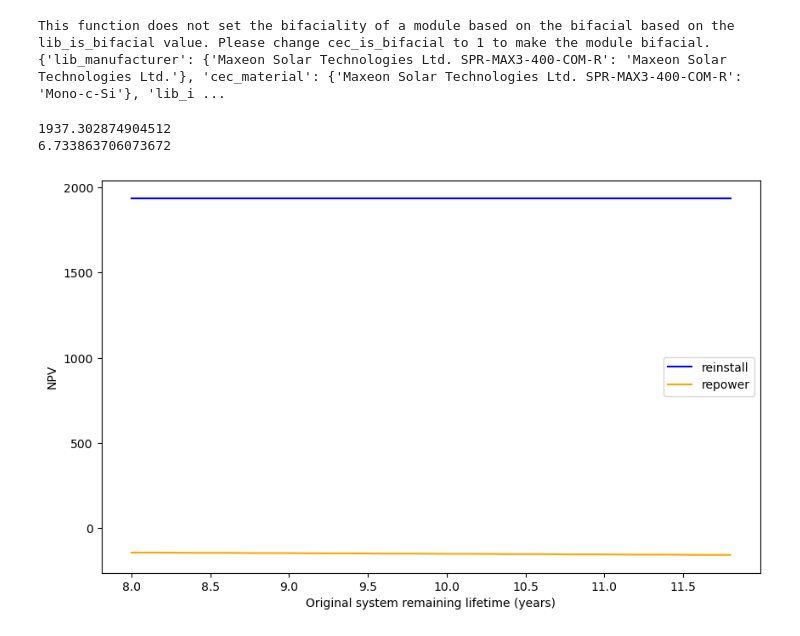
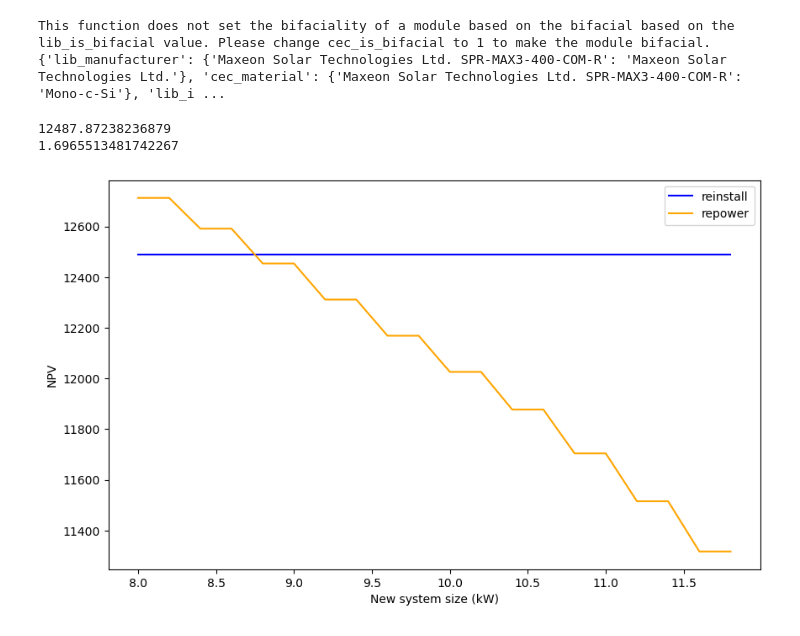
Before and after one commit to PV-Tutorials/2025_PVPMC_PV_Repowering, a Jupyter notebook: PBL 2 - Residential Repower.ipynb, the cells around one changed output. Drawn from its saved outputs; the diff is of its cells as text; code cells hidden in the pictures.

Commit message:
Tweak numbers for examples

```diff
--- a/PBL 2 - Residential Repower.ipynb
+++ b/PBL 2 - Residential Repower.ipynb
@@ -337,7 +337,7 @@ for sys_cap in capacity_range:
 This function does not set the bifaciality of a module based on the bifacial based on the lib_is_bifacial value. Please change cec_is_bifacial to 1 to make the module bifacial.
 {'lib_manufacturer': {'Maxeon Solar Technologies Ltd. SPR-MAX3-400-COM-R': 'Maxeon Solar Technologies Ltd.'}, 'cec_material': {'Maxeon Solar Technologies Ltd. SPR-MAX3-400-COM-R': 'Mono-c-Si'}, 'lib_i ...
 # %%
-#Reinstall case - Unknown number of remaining years of life
+#Reinstall case - Known number of remaining years of life
 reinstall = pv.from_existing(pv_model)
 reinstall_financial = res.from_existing(fin_model)
 grid_model = grid.from_existing(reinstall_financial)
@@ -345,7 +345,7 @@ ur_model = ur.from_existing(reinstall_financial)
 repower = pv.from_existing(pv_model)
 repower_financial = res.from_existing(fin_model)
 
-lifetime = 15 #years, user input for years of remaining life
+lifetime = 19 #years, user input for years of remaining life
 reinstall_npv = 0
 reinstall_payback = 0
 reinstall.Losses.subarray1_nameplate_loss = degradation_todate
@@ -373,38 +373,38 @@ reinstall_payback = reinstall_financial.Outputs.payback #years
 print(reinstall_npv)
 print(reinstall_payback)
 # %% [output]
-1937.302874904512
-6.733863706073672
+12487.87238236879
+1.6965513481742267
 # %%
 import seaborn as sns
 import matplotlib.pyplot as plt
 import numpy as np
 import pandas as pd
 
 # Sample data
 data = pd.DataFrame({
     'x1': capacity_range,
     'y1': repower_npv,
 
 })
 
 data['y2'] = reinstall_npv
 
 # Create the main plot
 fig, ax1 = plt.subplots(figsize=(10, 6))
 sns.lineplot(x='x1', y='y2', data=data, ax=ax1, color='blue', label='reinstall')
-ax1.set_xlabel('Original system remaining lifetime (years)')
+ax1.set_xlabel('New system size (kW)')
 ax1.set_ylabel('NPV')
 
 # Create the second x-axis
 sns.lineplot(x='x1', y='y1', data=data, ax=ax1, color='orange', label='repower')
 #ax2.set_xbound(ax1.get_xbound())
 #plt.legend(['repower', 'reinstall'])
 
 # Display the plot
 plt.show()
 # %% [output]
-[figure, old version]
+[figure, new version]
 # %%
 #Make decision on repower vs install, run PV_ICE
 import PV_ICE as pvice
```
Also changed, not shown: parts of 2 cells of this notebook, 2 other files.
